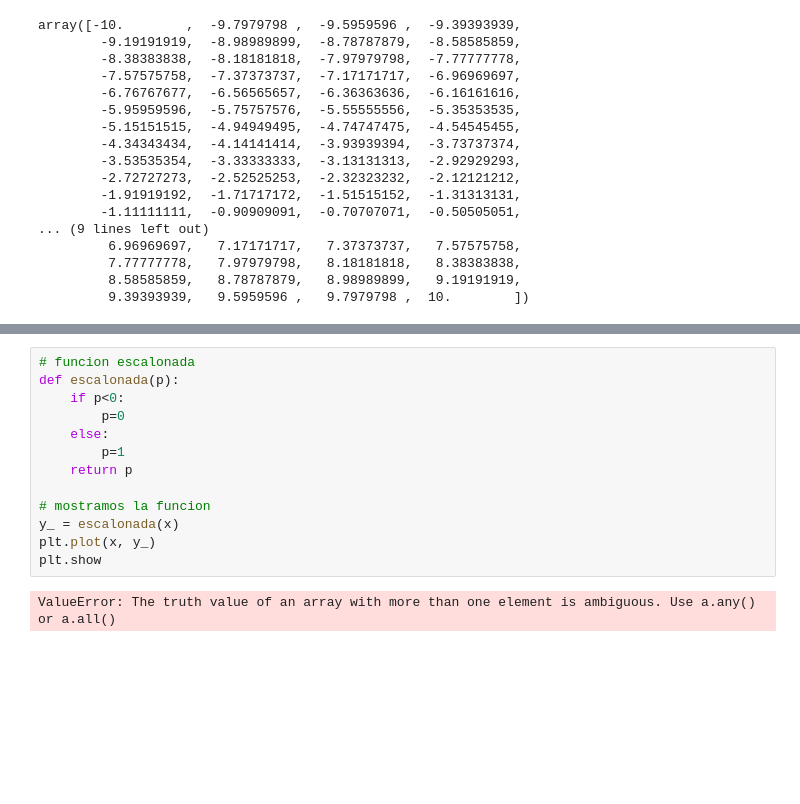
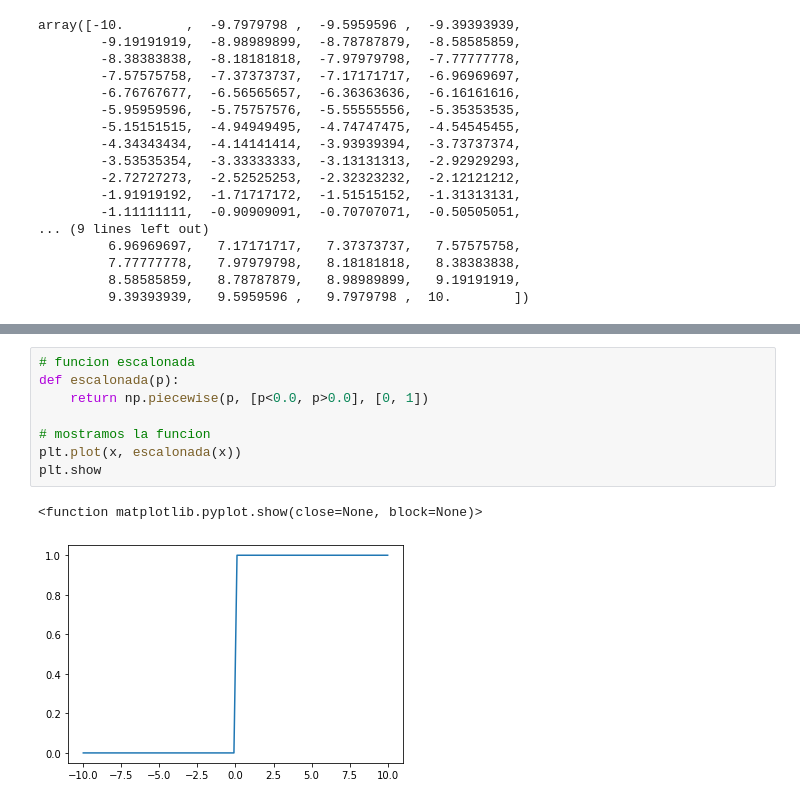
Before and after one commit to tomilee09/python, a Jupyter notebook: 17_keras/red_neuronal_solo_python/red.ipynb, the cells around one changed output, grey strips where cells are left out. Cells and saved outputs as stored; diff of their text form; blank space fills up the shorter version.

```diff
--- a/17_keras/red_neuronal_solo_python/red.ipynb
+++ b/17_keras/red_neuronal_solo_python/red.ipynb
@@ -40,15 +39,11 @@ plt.show
 # %%
 # funcion escalonada
 def escalonada(p):
-    if p<0:
-        p=0
-    else:
-        p=1
-    return p
+    return np.piecewise(p, [p<0.0, p>0.0], [0, 1])
 
 # mostramos la funcion
-y_ = escalonada(x)
-plt.plot(x, y_)
+plt.plot(x, escalonada(x))
 plt.show
 # %% [output]
-ValueError: The truth value of an array with more than one element is ambiguous. Use a.any() or a.all()
+<function matplotlib.pyplot.show(close=None, block=None)>
+[figure, added]
```
Also changed, not shown: parts of 12 cells of this notebook, 1 other file.
